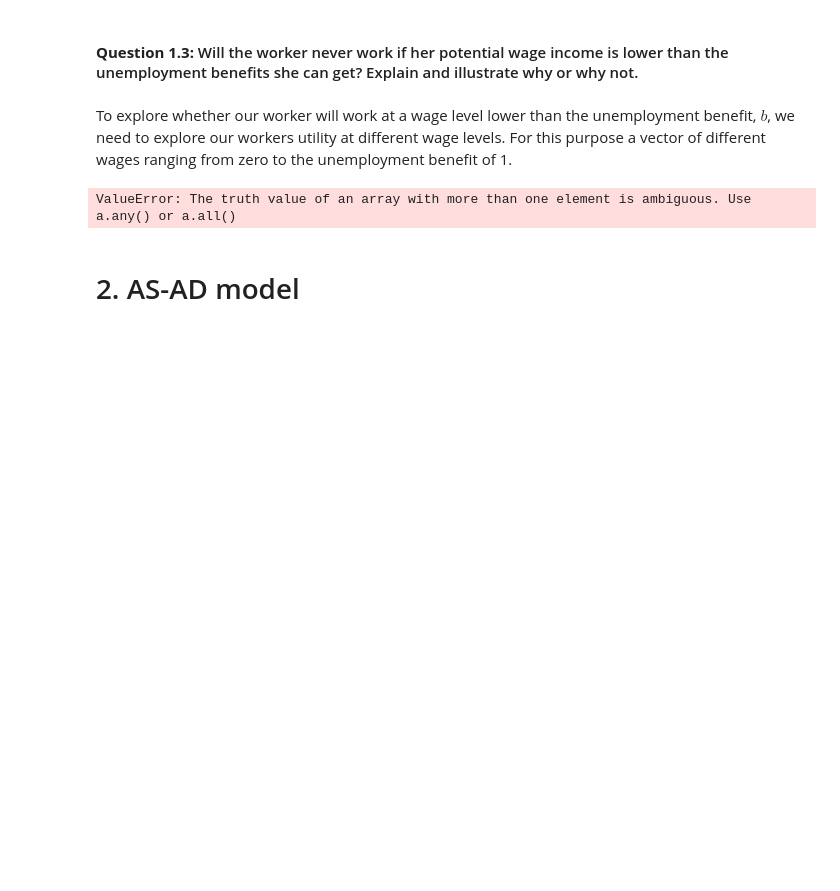
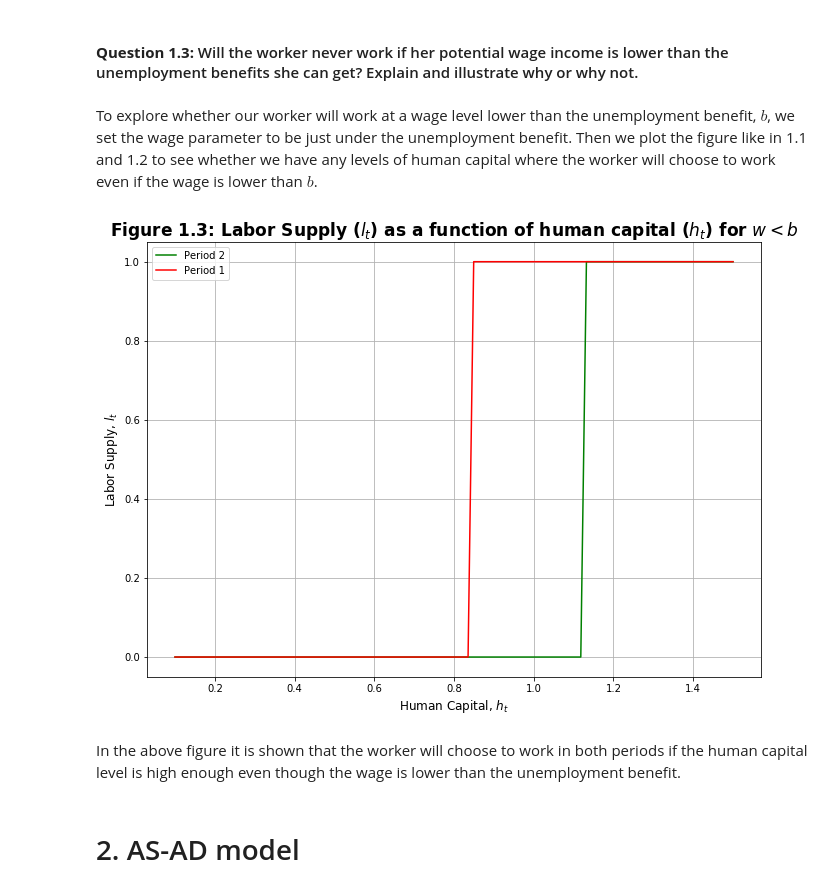
Before and after one commit to NumEconCopenhagen/projects-2019-adu, a Jupyter notebook: examproject/exam_2019.ipynb, the cells around one changed output. Cells and saved outputs as stored; diff of their text form; code cells hidden in the pictures; blank space fills up the shorter version.

```diff
--- a/examproject/exam_2019.ipynb
+++ b/examproject/exam_2019.ipynb
@@ -212,7 +211,7 @@ def solve_p1(w, b, rho, gamma, Delta, beta, v2_interp):
 
     # i. define grids
     v1_vec = np.empty(100)
-    l1_vec = np.empty(100, dtype=int)
+    l1_vec = np.empty(100)
 
     # ii. solve for each h in grid
     for i, h1 in enumerate(h_vec):
@@ -258,14 +257,31 @@ print('Amount of human capital required for worker to choose working in period 1
 Amount of human capital required for worker to choose working in period 1 is a level greater or equal to 0.3545.
 # %% [markdown]
 #### **Question 1.3:** Will the worker never work if her potential wage income is lower than the unemployment benefits she can get? Explain and illustrate why or why not.
-# %% [markdown]
-To explore whether our worker will work at a wage level lower than the unemployment benefit, $b$, we need to explore our workers utility at different wage levels. For this purpose a vector of different wages ranging from zero to the unemployment benefit of 1.
-# %%
-# Wage vector
-w_vec = np.linspace(0.1,1,100)
-# loop over forskellige lønniveauer, find nytte uden job og sammenlign hvorvidt nytten er højere ved en løn lavere end 1
-# %% [output]
-ValueError: The truth value of an array with more than one element is ambiguous. Use a.any() or a.all()
+# %% [markdown]
+To explore whether our worker will work at a wage level lower than the unemployment benefit, $b$, we set the wage parameter to be just under the unemployment benefit. Then we plot the figure like in 1.1 and 1.2 to see whether we have any levels of human capital where the worker will choose to work even if the wage is lower than $b$.
+# %%
+# New value of w
+w = 0.99
+
+# Getting new values
+l2_vec, v2_vec = solve_p2(rho,gamma,w,b, Delta)
+v1_vec, l1_vec = solve_p1(w, b, rho, gamma, Delta, beta, v2_interp)
+
+# Plotting
+fig = plt.figure(figsize=(11,8))
+ax = fig.add_subplot(1,1,1)
+ax.plot(h_vec,l2_vec, color='g', label='Period 2')
+ax.plot(h_vec,l1_vec, color='r', label='Period 1')
+ax.set_xlabel('Human Capital, $h_t$', fontsize=12)
+ax.set_ylabel('Labor Supply, $l_t$', fontsize=12)
+ax.set_title('Figure 1.3: Labor Supply ($l_t$) as a function of human capital ($h_t$) for $w<b$', fontsize=17, fontweight='bold')
+ax.grid()
+ax.legend()
+plt.show()
+# %% [output]
+[figure, added]
+# %% [markdown]
+In the above figure it is shown that the worker will choose to work in both periods if the human capital level is high enough even though the wage is lower than the unemployment benefit.
 # %% [markdown]
 # 2. AS-AD model
 # %% [markdown]
```
Also changed, not shown: parts of 19 cells of this notebook.
